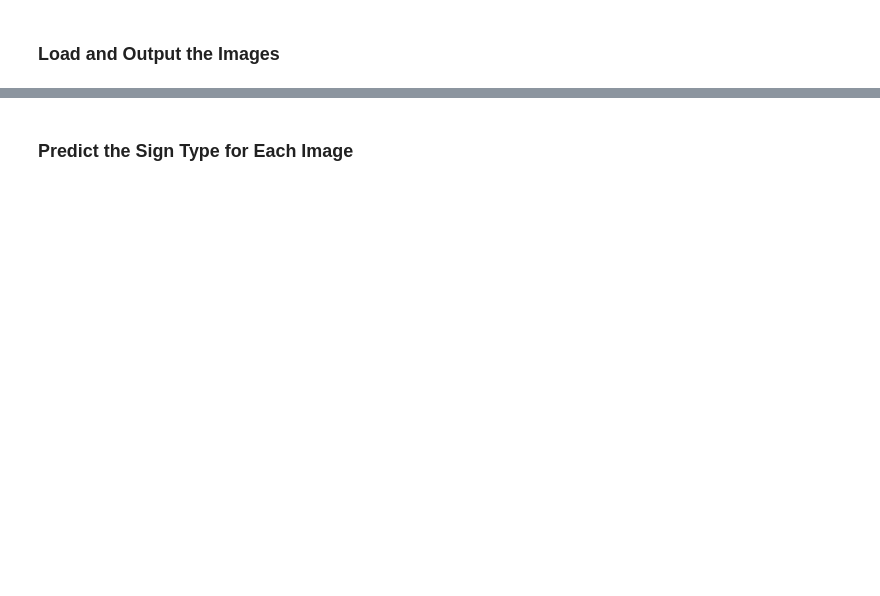
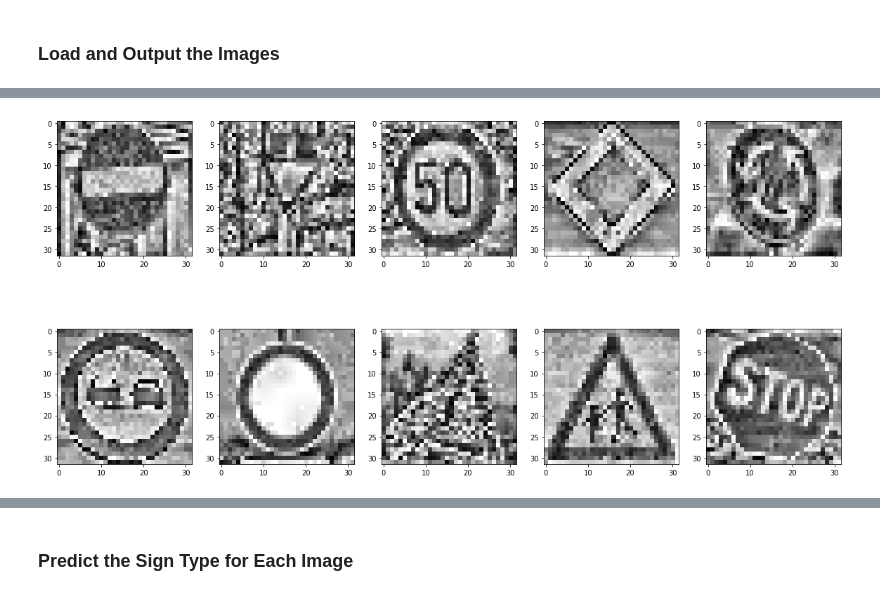
Before and after one commit to CBraeuninger/traffic_sign_classifier, a Jupyter notebook: Traffic_Sign_Classifier.ipynb, the cells around one changed output, grey strips where cells are left out. Saved outputs shown, nothing was run; the diff lists cells and outputs as text; code cells hidden in the pictures; blank space fills up the shorter version.

```diff
--- a/Traffic_Sign_Classifier.ipynb
+++ b/Traffic_Sign_Classifier.ipynb
@@ -711,0 +729,14 @@ You may find `signnames.csv` useful as it contains mappings from the class id (i
+# %%
+add_images_ycrcb, add_images_norm = image_preprocessing(resized_images)
+# %%
+import matplotlib.pyplot as plt
+
+%matplotlib inline
+
+plt.figure(figsize=(20,10))
+
+for i in range(10):
+    plt.subplot(2,5,i+1)
+    plt.imshow(add_images_ycrcb[i, :, :, 0], cmap='gray')
+# %% [output]
+[figure, added]
```
Also changed, not shown: parts of 39 cells of this notebook.
